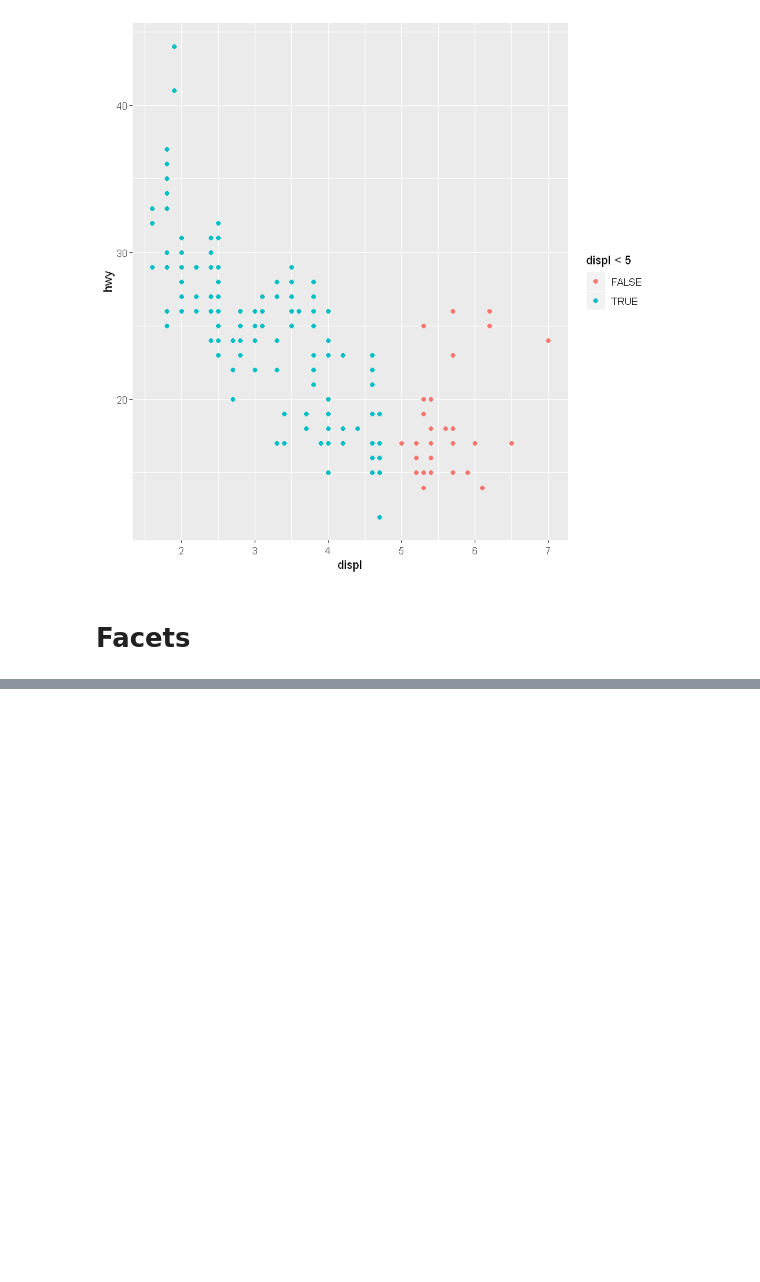
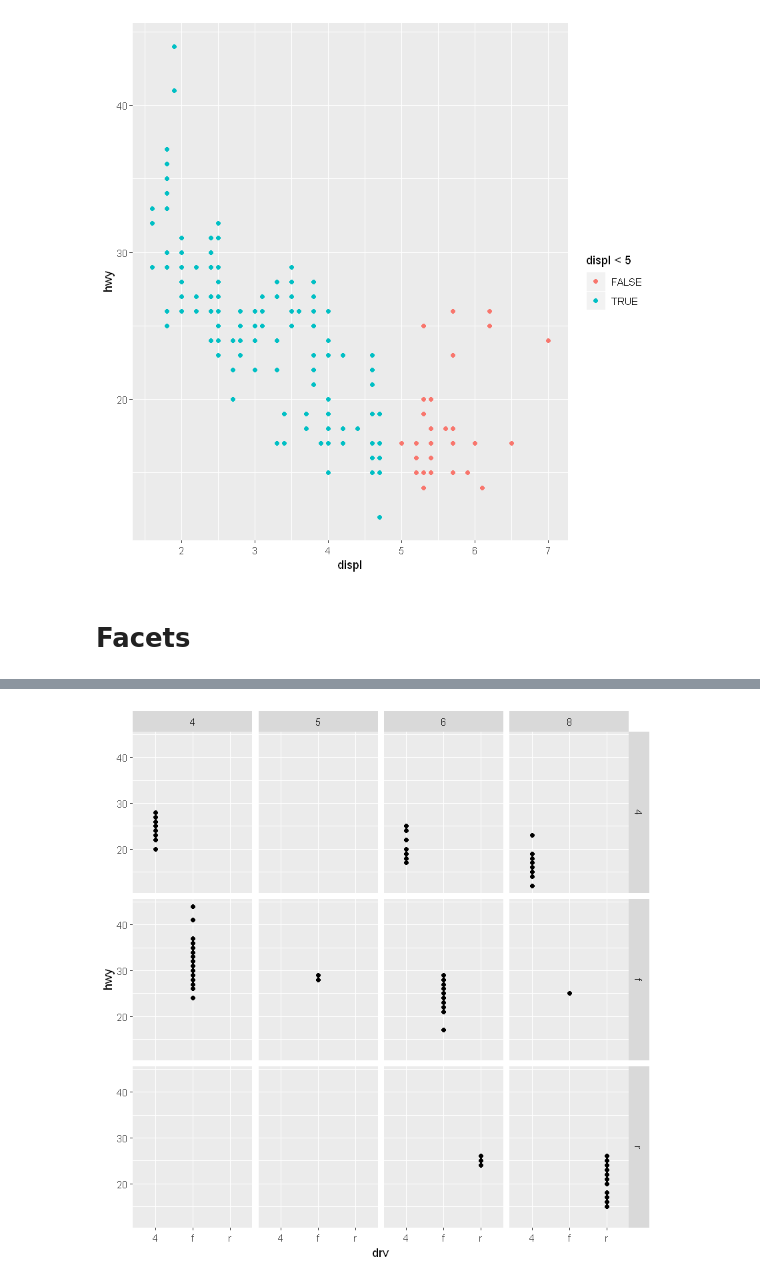
Before and after one commit to Ismael-Haque/r-tutorial, a Jupyter notebook: ggplot_Tut.ipynb, the cells around one changed output, grey strips where cells are left out. Cells and saved outputs as stored; diff of their text form; code cells hidden in the pictures; blank space fills up the shorter version.

```diff
--- a/ggplot_Tut.ipynb
+++ b/ggplot_Tut.ipynb
@@ -144,0 +161,6 @@ ggplot(data = mpg) +
+# %%
+ggplot(data = mpg) +
+    geom_point(mapping = aes(x = drv, y = hwy)) +
+    facet_grid(drv ~ cyl)
+# %% [output]
+[figure, added]
```
Also changed, not shown: parts of 6 cells of this notebook.
